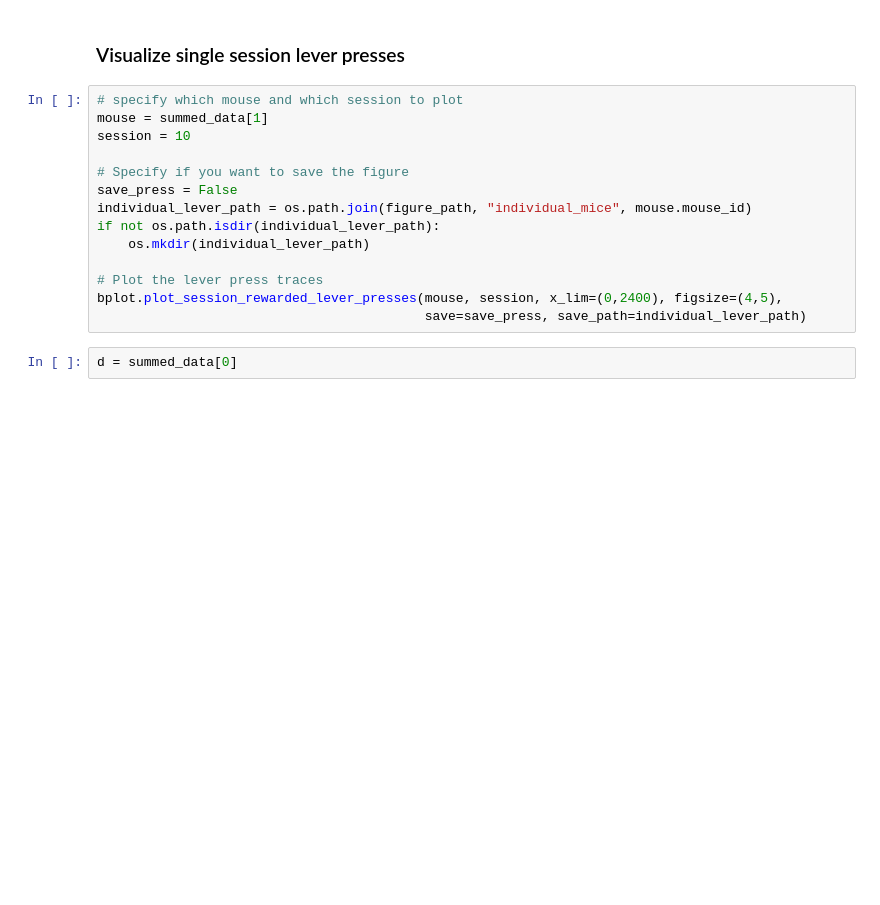
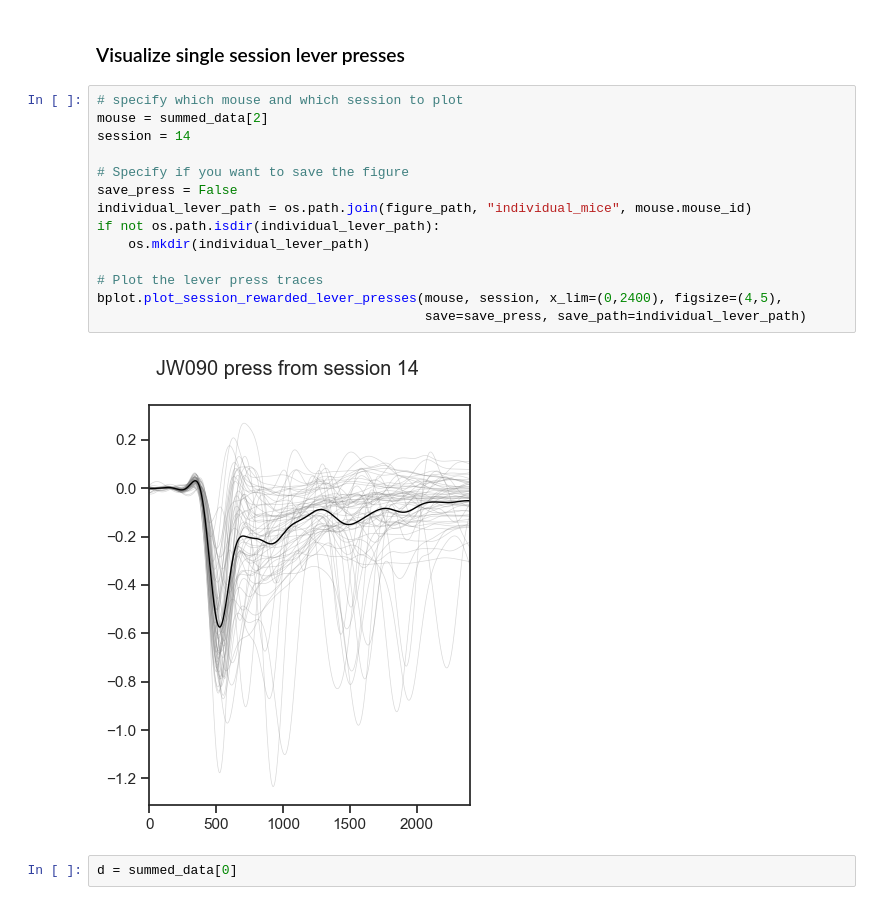
Before and after one commit to wjakewright/Lab_Analyses, a Jupyter notebook: Lab_Analyses/Behavior/Batch_Lever_Press_Analysis_Dual_Spine_Task.ipynb, the cells around one changed output. Drawn from its saved outputs; the diff is of its cells as text; blank space fills up the shorter version.

```diff
--- a/Lab_Analyses/Behavior/Batch_Lever_Press_Analysis_Dual_Spine_Task.ipynb
+++ b/Lab_Analyses/Behavior/Batch_Lever_Press_Analysis_Dual_Spine_Task.ipynb
@@ -177,18 +261,20 @@ grouped_data.plot_average_data(to_plot=to_plot, colors=colors, plot_ind=False, y
 ### Visualize single session lever presses
 # %%
 # specify which mouse and which session to plot
-mouse = summed_data[1]
-session = 10
+mouse = summed_data[2]
+session = 14
 
 # Specify if you want to save the figure
 save_press = False
 individual_lever_path = os.path.join(figure_path, "individual_mice", mouse.mouse_id)
 if not os.path.isdir(individual_lever_path):
     os.mkdir(individual_lever_path)
 
 # Plot the lever press traces
 bplot.plot_session_rewarded_lever_presses(mouse, session, x_lim=(0,2400), figsize=(4,5),
                                           save=save_press, save_path=individual_lever_path)
+# %% [output]
+[figure, added]
 # %%
 d = summed_data[0]
 # %%
```
Also changed, not shown: parts of 3 cells of this notebook.
